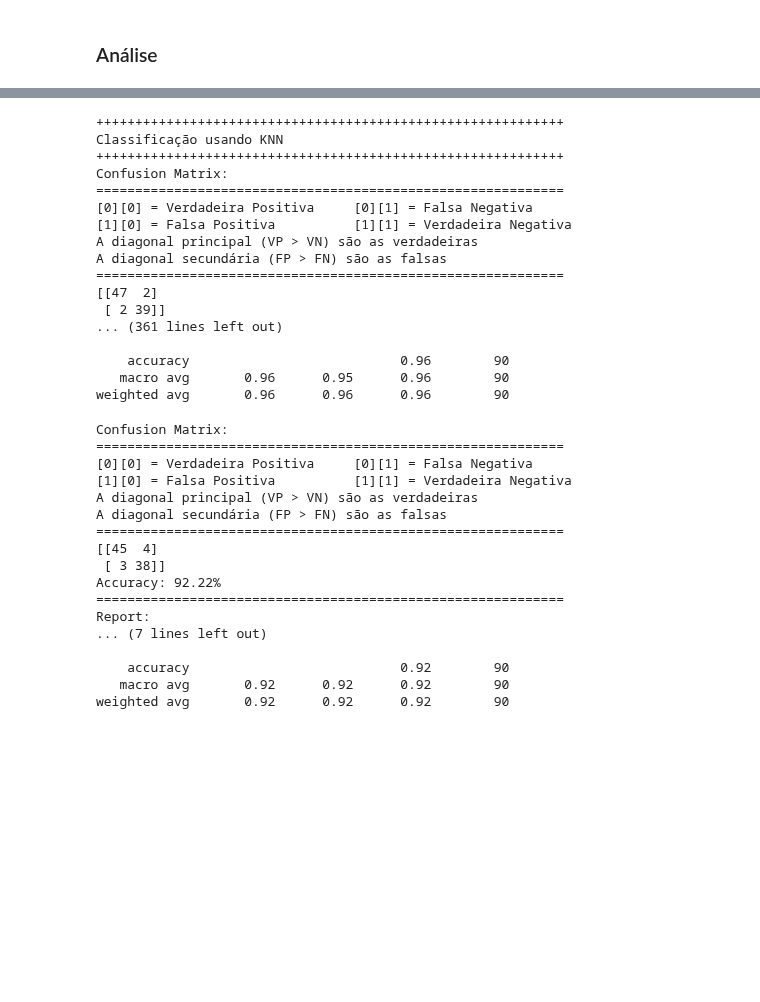
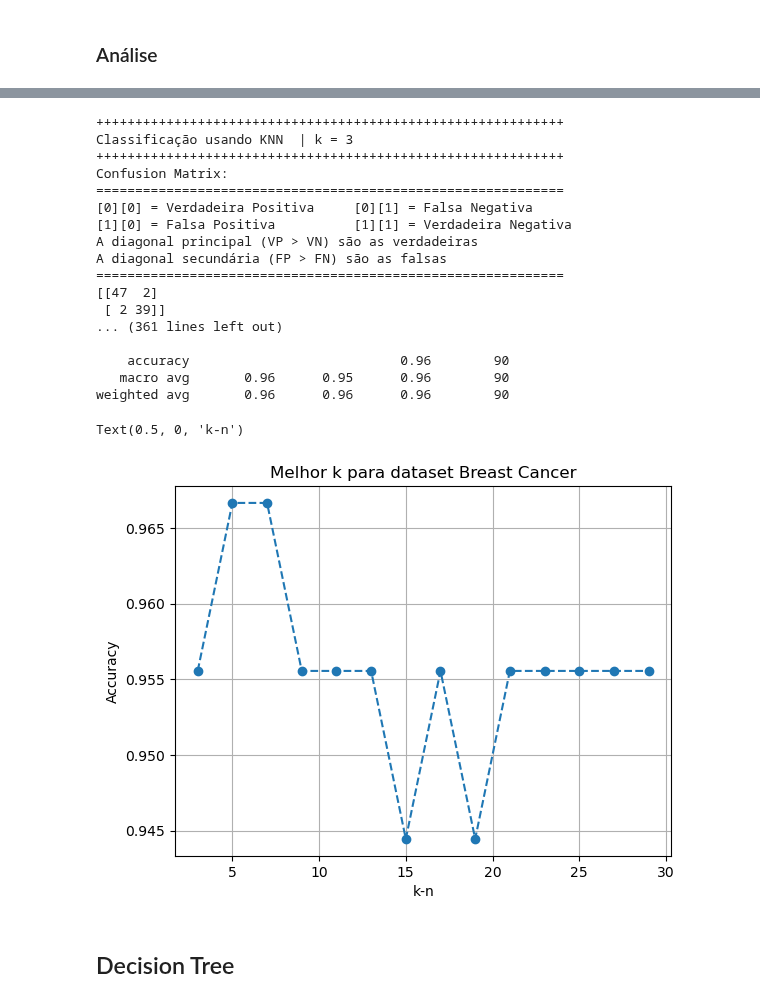
Before and after one commit to pveinberg/Curso_DataScience_Minsait, a Jupyter notebook: Notebooks/Aula04/Exercicio_Supervisionado.ipynb, the cells around one changed output, grey strips where cells are left out. Cells and saved outputs as stored; diff of their text form; code cells hidden in the pictures; blank space fills up the shorter version.

Commit message:
Update decision tree

```diff
--- a/Notebooks/Aula04/Exercicio_Supervisionado.ipynb
+++ b/Notebooks/Aula04/Exercicio_Supervisionado.ipynb
@@ -92,9 +93,8 @@ def results(y_test_, y_pred_):
     # print('support? [especificidade]: capacidade do método de detectar com sucesso resultados classificados como negativos > VN/(VN+FP)')
     print('f1-score: média harmônica calculada entre a precisão e a sensibilidade.')
 
-
-
     print (classification_report(y_test_, y_pred_))
+    return accuracy
 
 
 def results_regression(y_test_, y_pred_):
@@ -366,7 +366,7 @@ X_train, X_test, y_train, y_test = train_test_split(X, y, test_size=0.2, random_
 # %%
 def compute_classifier(X_train_, X_test_, y_train_, y_test_, k_:int, obs_:str):
     print("++"*30)
-    print(obs_)
+    print(obs_, f" | k = {k_}")
     print("++"*30)
 
     knn = KNeighborsClassifier(n_neighbors=k_, algorithm='auto')
@@ -374,13 +374,15 @@ def compute_classifier(X_train_, X_test_, y_train_, y_test_, k_:int, obs_:str):
 
     y_pred = knn.predict(X_test_)
 
-    results(y_test_, y_pred)
+    return results(y_test_, y_pred)
 # %%
+k_plot = []
 for k in range(3,30,2):
-    compute_classifier(X_train, X_test, y_train, y_test, k, "Classificação usando KNN")
+    y = compute_classifier(X_train, X_test, y_train, y_test, k, "Classificação usando KNN")
+    k_plot.append({'X': k, 'y':y})
 # %% [output]
 ++++++++++++++++++++++++++++++++++++++++++++++++++++++++++++
-Classificação usando KNN
+Classificação usando KNN  | k = 3
 ++++++++++++++++++++++++++++++++++++++++++++++++++++++++++++
 Confusion Matrix:
 ============================================================
@@ -396,27 +398,15 @@ A diagonal secundária (FP > FN) são as falsas
     accuracy                           0.96        90
    macro avg       0.96      0.95      0.96        90
 weighted avg       0.96      0.96      0.96        90
-# %%
-decision_tree = DecisionTreeClassifier()
-decision_tree.fit(X_train, y_train)
-
-y_pred = decision_tree.predict(X_test)
-results(y_test, y_pred)
-# %% [output]
-Confusion Matrix:
-============================================================
-[0][0] = Verdadeira Positiva     [0][1] = Falsa Negativa
-[1][0] = Falsa Positiva          [1][1] = Verdadeira Negativa
-A diagonal principal (VP > VN) são as verdadeiras
-A diagonal secundária (FP > FN) são as falsas
-============================================================
-[[45  4]
- [ 3 38]]
-Accuracy: 92.22%
-============================================================
-Report:
-... (7 lines left out)
-
-    accuracy                           0.92        90
-   macro avg       0.92      0.92      0.92        90
-weighted avg       0.92      0.92      0.92        90
+# %%
+k_plot = pd.DataFrame(data=k_plot)
+plt.plot(k_plot['X'], k_plot['y'], linestyle='dashed', marker='o')
+plt.title('Melhor k para dataset Breast Cancer')
+plt.grid(visible=True)
+plt.ylabel('Accuracy')
+plt.xlabel('k-n')
+# %% [output]
+Text(0.5, 0, 'k-n')
+[figure, added]
+# %% [markdown]
+## Decision Tree
```
Also changed, not shown: parts of 8 cells of this notebook, 1 other file.
